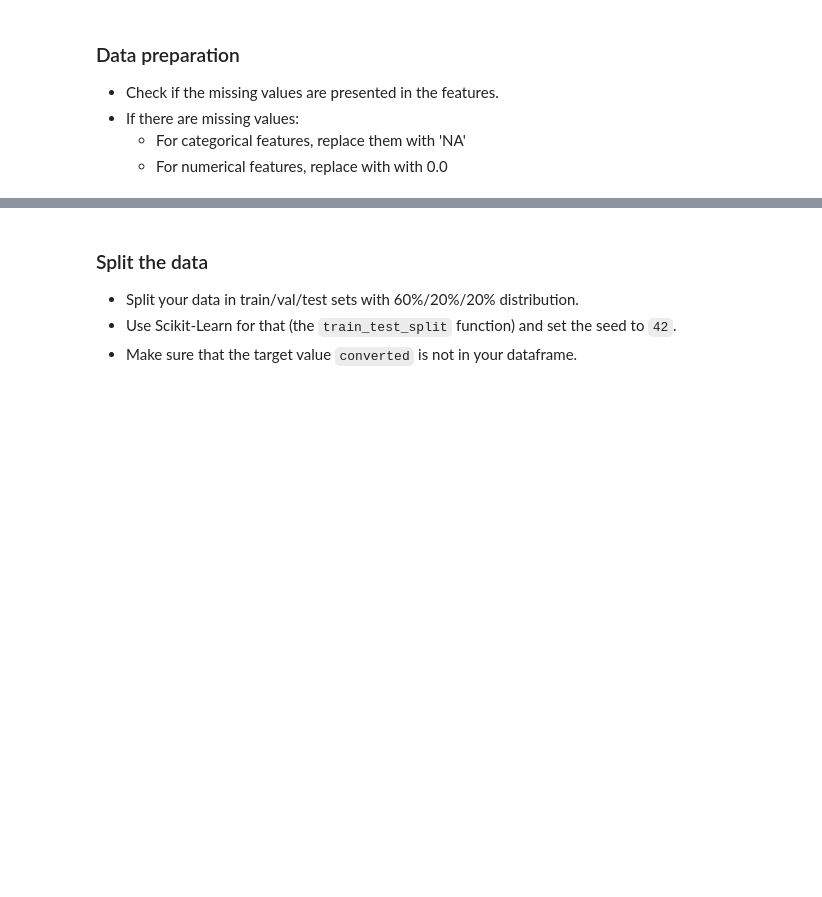
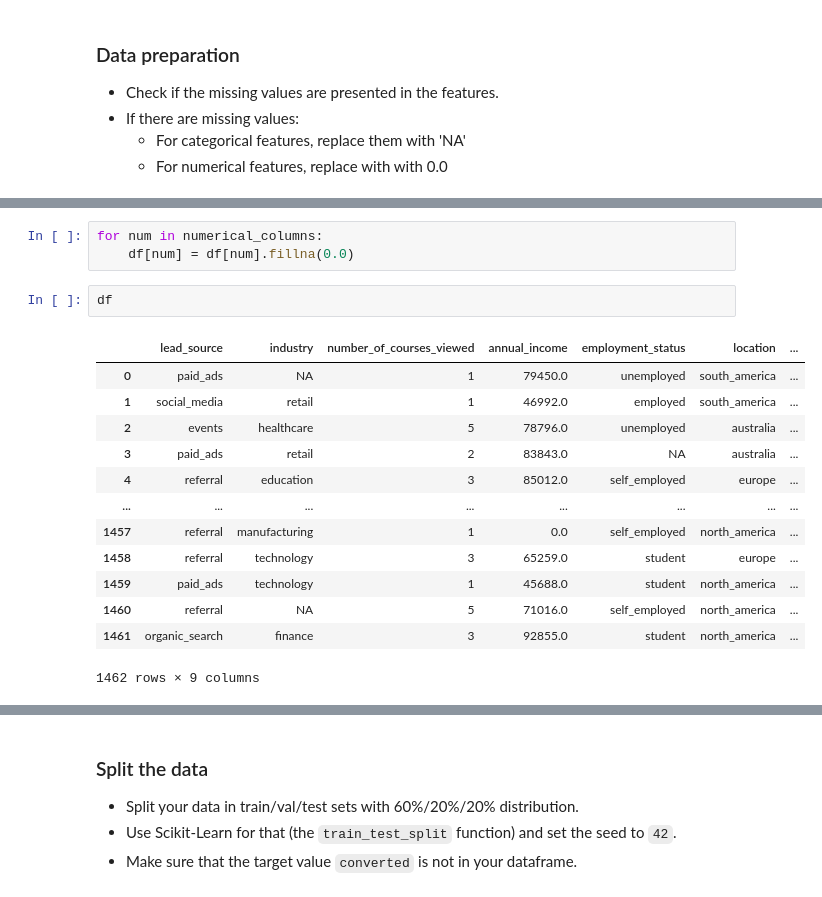
Before and after one commit to ShaniceWilliams/ml-zoomcamp, a Jupyter notebook: 03_Classification/03_Homework.ipynb, the cells around one changed output, grey strips where cells are left out. Cells and saved outputs as stored; diff of their text form; blank space fills up the shorter version.

```diff
--- a/03_Classification/03_Homework.ipynb
+++ b/03_Classification/03_Homework.ipynb
@@ -22,0 +74,19 @@ In this dataset our desired target for classification task will be `converted` v
+# %%
+for num in numerical_columns:
+    df[num] = df[num].fillna(0.0)
+# %%
+df
+# %% [output]
+|  | lead_source | industry | number_of_courses_viewed | annual_income | employment_status | location | ... |
+| 0 | paid_ads | NA | 1 | 79450.0 | unemployed | south_america | ... |
+| 1 | social_media | retail | 1 | 46992.0 | employed | south_america | ... |
+| 2 | events | healthcare | 5 | 78796.0 | unemployed | australia | ... |
+| 3 | paid_ads | retail | 2 | 83843.0 | NA | australia | ... |
+| 4 | referral | education | 3 | 85012.0 | self_employed | europe | ... |
+| ... | ... | ... | ... | ... | ... | ... | ... |
+| 1457 | referral | manufacturing | 1 | 0.0 | self_employed | north_america | ... |
+| 1458 | referral | technology | 3 | 65259.0 | student | europe | ... |
+| 1459 | paid_ads | technology | 1 | 45688.0 | student | north_america | ... |
+| 1460 | referral | NA | 5 | 71016.0 | self_employed | north_america | ... |
+| 1461 | organic_search | finance | 3 | 92855.0 | student | north_america | ... |
+1462 rows × 9 columns
```
Also changed, not shown: parts of 37 cells of this notebook, 2 other files.
